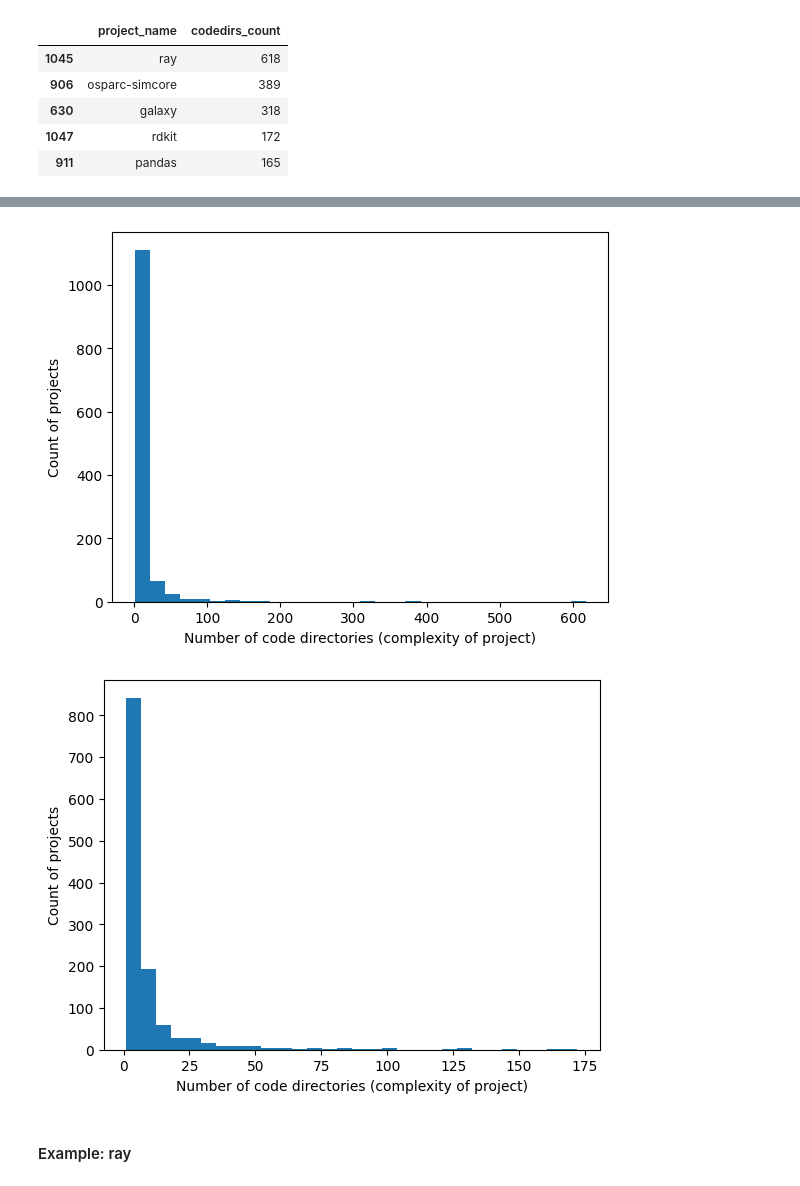
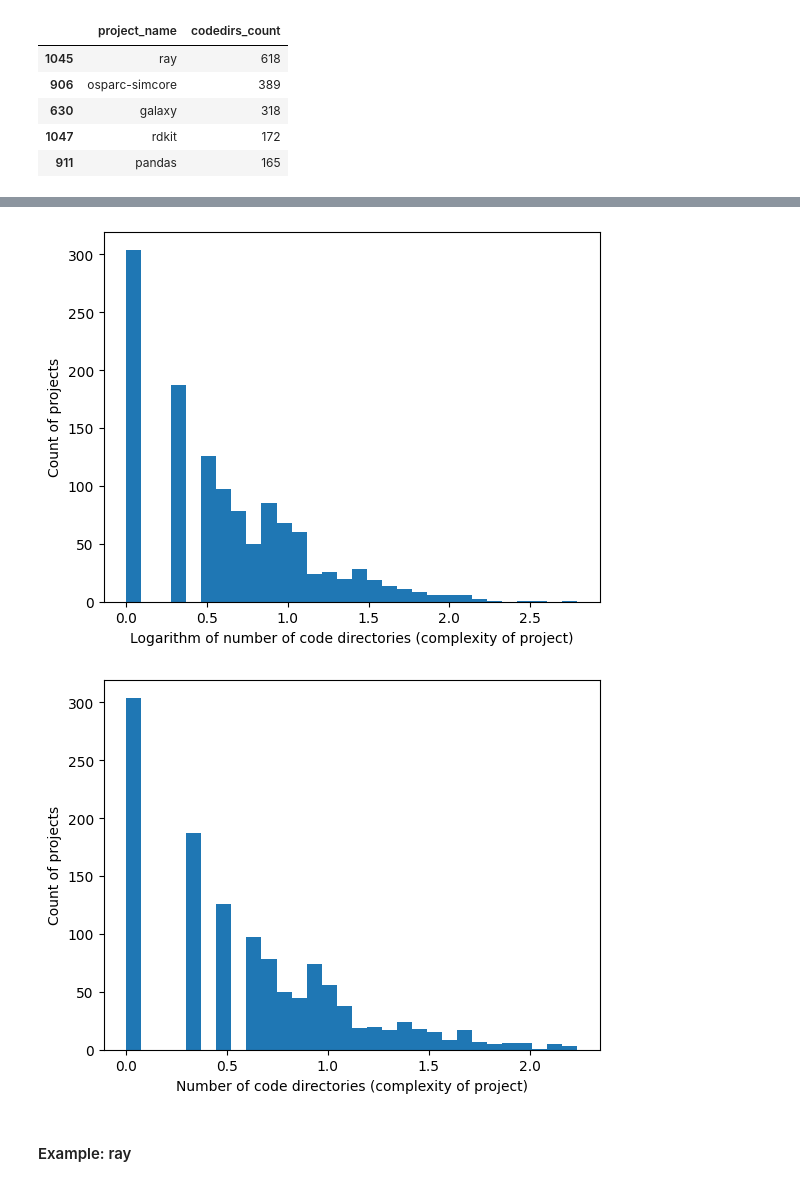
Before and after one commit to tweag/FawltyDeps, a Jupyter notebook: PyPI_analysis/notebooks/results-biomedical.ipynb, the cells around one changed output, grey strips where cells are left out. Saved outputs shown, nothing was run; the diff lists cells and outputs as text; code cells hidden in the pictures.

```diff
--- a/PyPI_analysis/notebooks/results-biomedical.ipynb
+++ b/PyPI_analysis/notebooks/results-biomedical.ipynb
@@ -247,19 +254,19 @@ count_df_sorted.head()
 # %%
-plt.hist(count_df_sorted["codedirs_count"], bins=30)
-plt.xlabel("Number of code directories (complexity of project)")
+plt.hist(np.log10(count_df_sorted["codedirs_count"]), bins=30)
+plt.xlabel("Logarithm of number of code directories (complexity of project)")
 plt.ylabel("Count of projects")
 plt.show()
 # %% [output]
-[figure, old version]
+[figure, new version]
 # %%
 count_df_sorted_truncated = count_df_sorted[count_df_sorted["codedirs_count"] < 200]
 # %%
-plt.hist(count_df_sorted_truncated["codedirs_count"], bins=30)
+plt.hist(np.log10(count_df_sorted_truncated["codedirs_count"]), bins=30)
 plt.xlabel("Number of code directories (complexity of project)")
 plt.ylabel("Count of projects")
 plt.show()
 # %% [output]
-[figure, old version]
+[figure, new version]
 # %% [markdown]
 #### Example: ray
 # %%
```
Also changed, not shown: parts of 21 cells of this notebook.
